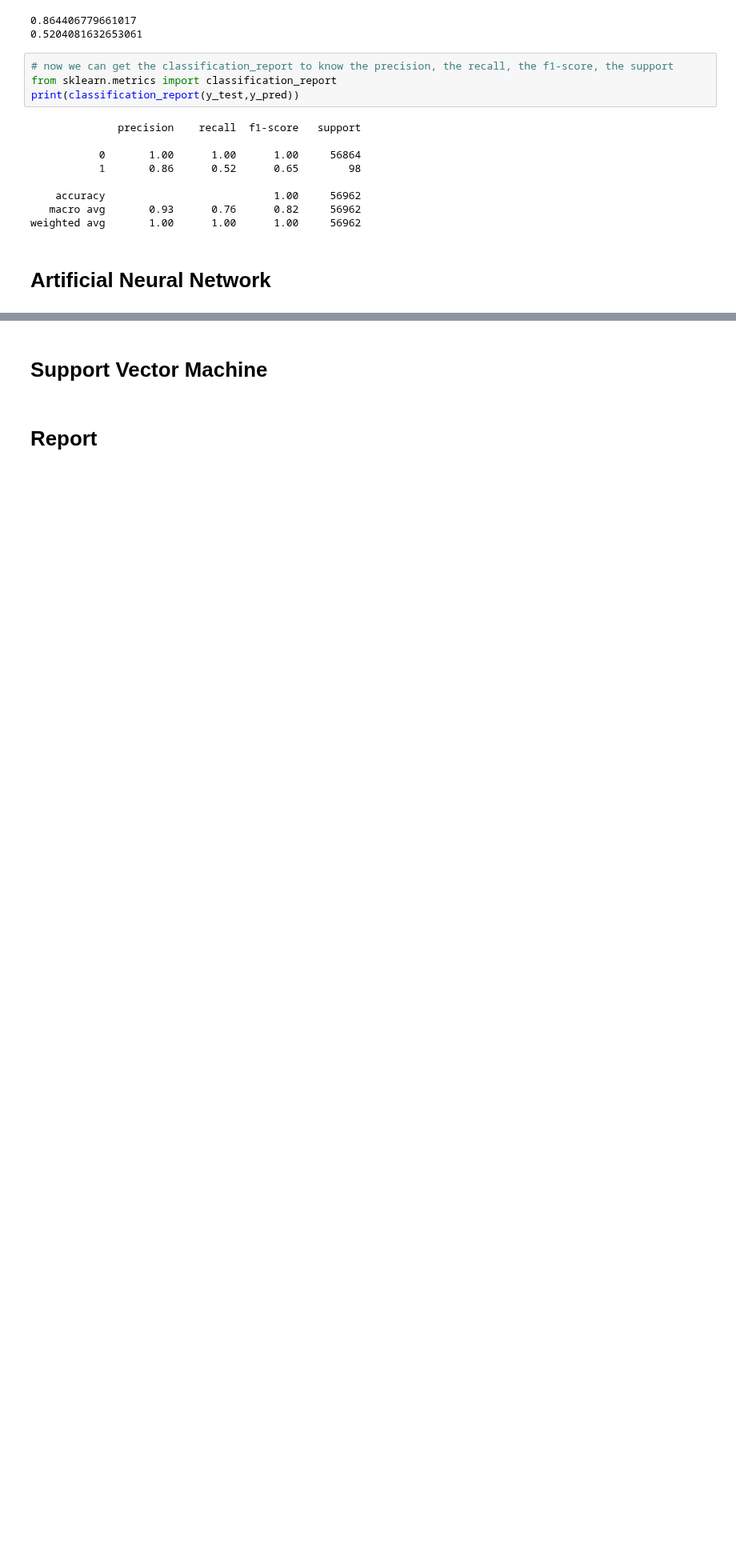
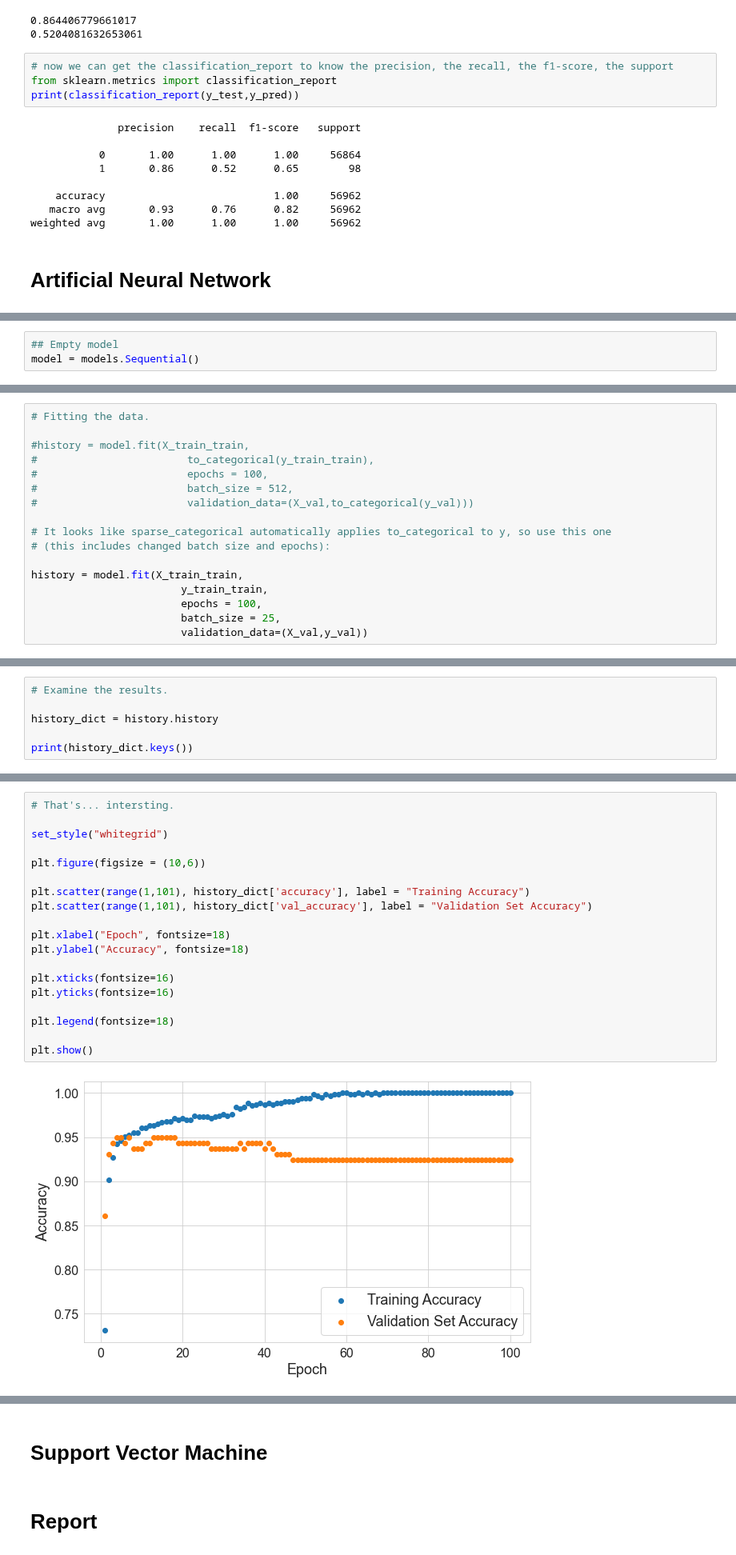
Before and after one commit to Raihana90/Credit-Card-Fraud-Detection, a Jupyter notebook: credit_card_index.ipynb, the cells around one changed output, grey strips where cells are left out. Shown at 80% size. Cells and saved outputs as stored; diff of their text form; blank space fills up the shorter version.

```diff
--- a/credit_card_index.ipynb
+++ b/credit_card_index.ipynb
@@ -211,0 +362,3 @@ weighted avg       1.00      1.00      1.00     56962
+# %%
+## Empty model
+model = models.Sequential()
@@ -211,0 +398,17 @@ weighted avg       1.00      1.00      1.00     56962
+# %%
+# Fitting the data.
+
+#history = model.fit(X_train_train,
+#                        to_categorical(y_train_train),
+#                        epochs = 100,
+#                        batch_size = 512,
+#                        validation_data=(X_val,to_categorical(y_val)))
+
+# It looks like sparse_categorical automatically applies to_categorical to y, so use this one
+# (this includes changed batch size and epochs):
+
+history = model.fit(X_train_train,
+                        y_train_train,
+                        epochs = 100,
+                        batch_size = 25,
+                        validation_data=(X_val,y_val))
@@ -211,0 +433,6 @@ weighted avg       1.00      1.00      1.00     56962
+# %%
+# Examine the results.
+
+history_dict = history.history
+
+print(history_dict.keys())
@@ -211,0 +441,21 @@ weighted avg       1.00      1.00      1.00     56962
+# %%
+# That's... intersting.
+
+set_style("whitegrid")
+
+plt.figure(figsize = (10,6))
+
+plt.scatter(range(1,101), history_dict['accuracy'], label = "Training Accuracy")
+plt.scatter(range(1,101), history_dict['val_accuracy'], label = "Validation Set Accuracy")
+
+plt.xlabel("Epoch", fontsize=18)
+plt.ylabel("Accuracy", fontsize=18)
+
+plt.xticks(fontsize=16)
+plt.yticks(fontsize=16)
+
+plt.legend(fontsize=18)
+
+plt.show()
+# %% [output]
+[figure, added]
```
Also changed, not shown: parts of 20 cells of this notebook.
